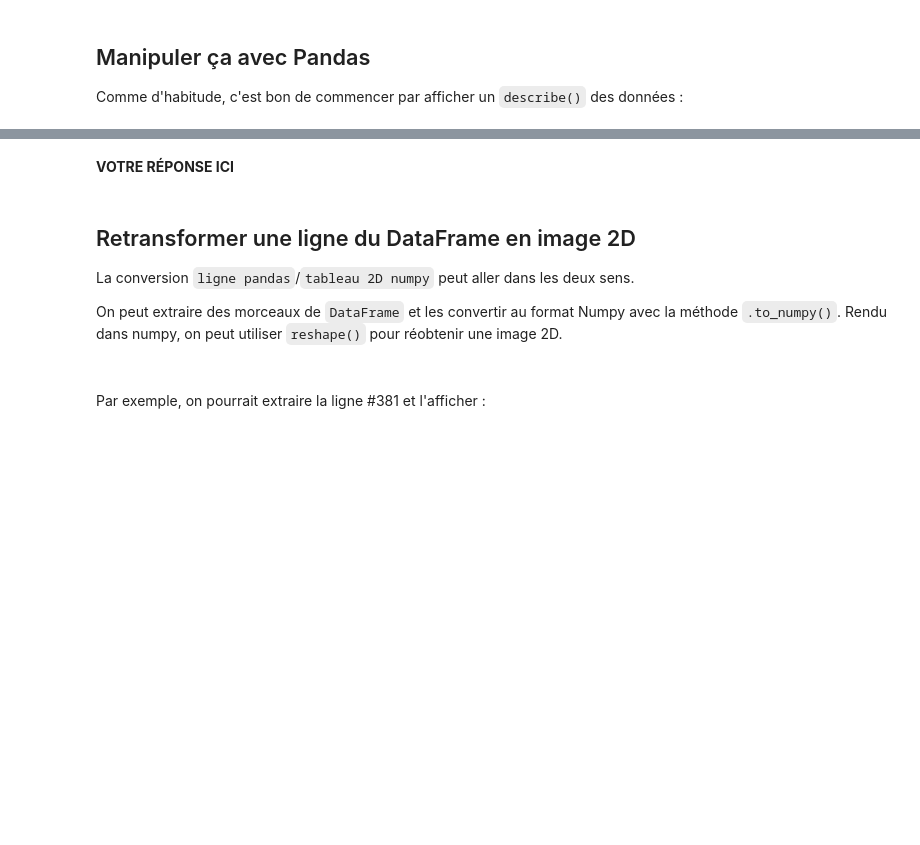
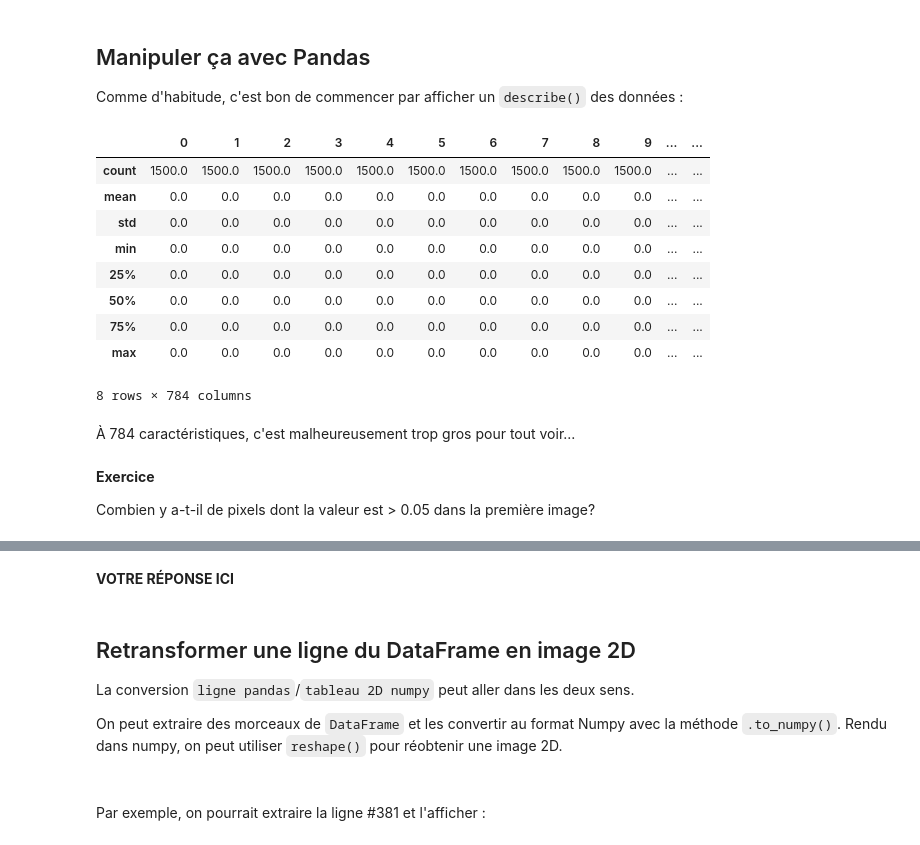
Before and after one commit to 316k/notebooks-cf1, a Jupyter notebook: exercices/05_Analyse_Donnees_et_Images.ipynb, the cells around one changed output, grey strips where cells are left out. Cells and saved outputs as stored; diff of their text form; code cells hidden in the pictures; blank space fills up the shorter version.

```diff
--- a/exercices/05_Analyse_Donnees_et_Images.ipynb
+++ b/exercices/05_Analyse_Donnees_et_Images.ipynb
@@ -335,3 +345,22 @@ display(df_mnist) # Affichez le DataFrame créé pour valider de quoi il a l'air
 ## Manipuler ça avec Pandas
 
 Comme d'habitude, c'est bon de commencer par afficher un `describe()` des données :
+# %%
+df_mnist.describe()
+# %% [output]
+|  | 0 | 1 | 2 | 3 | 4 | 5 | 6 | 7 | 8 | 9 | ... | ... |
+| count | 1500.0 | 1500.0 | 1500.0 | 1500.0 | 1500.0 | 1500.0 | 1500.0 | 1500.0 | 1500.0 | 1500.0 | ... | ... |
+| mean | 0.0 | 0.0 | 0.0 | 0.0 | 0.0 | 0.0 | 0.0 | 0.0 | 0.0 | 0.0 | ... | ... |
+| std | 0.0 | 0.0 | 0.0 | 0.0 | 0.0 | 0.0 | 0.0 | 0.0 | 0.0 | 0.0 | ... | ... |
+| min | 0.0 | 0.0 | 0.0 | 0.0 | 0.0 | 0.0 | 0.0 | 0.0 | 0.0 | 0.0 | ... | ... |
+| 25% | 0.0 | 0.0 | 0.0 | 0.0 | 0.0 | 0.0 | 0.0 | 0.0 | 0.0 | 0.0 | ... | ... |
+| 50% | 0.0 | 0.0 | 0.0 | 0.0 | 0.0 | 0.0 | 0.0 | 0.0 | 0.0 | 0.0 | ... | ... |
+| 75% | 0.0 | 0.0 | 0.0 | 0.0 | 0.0 | 0.0 | 0.0 | 0.0 | 0.0 | 0.0 | ... | ... |
+| max | 0.0 | 0.0 | 0.0 | 0.0 | 0.0 | 0.0 | 0.0 | 0.0 | 0.0 | 0.0 | ... | ... |
+8 rows × 784 columns
+# %% [markdown]
+À 784 caractéristiques, c'est malheureusement trop gros pour tout voir...
+# %% [markdown]
+**Exercice**
+
+Combien y a-t-il de pixels dont la valeur est > 0.05 dans la première image?
```
Also changed, not shown: parts of 36 cells of this notebook, 5 other files.
